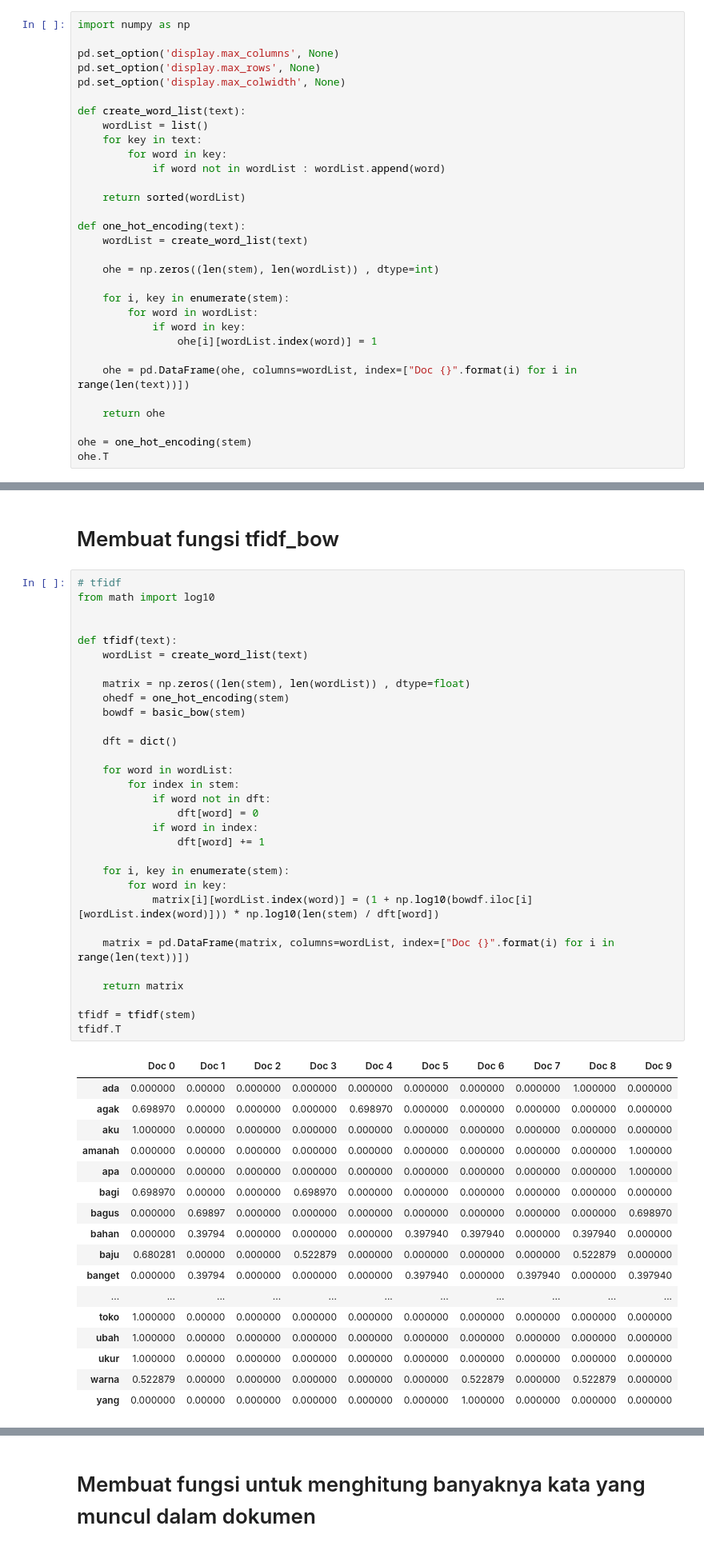
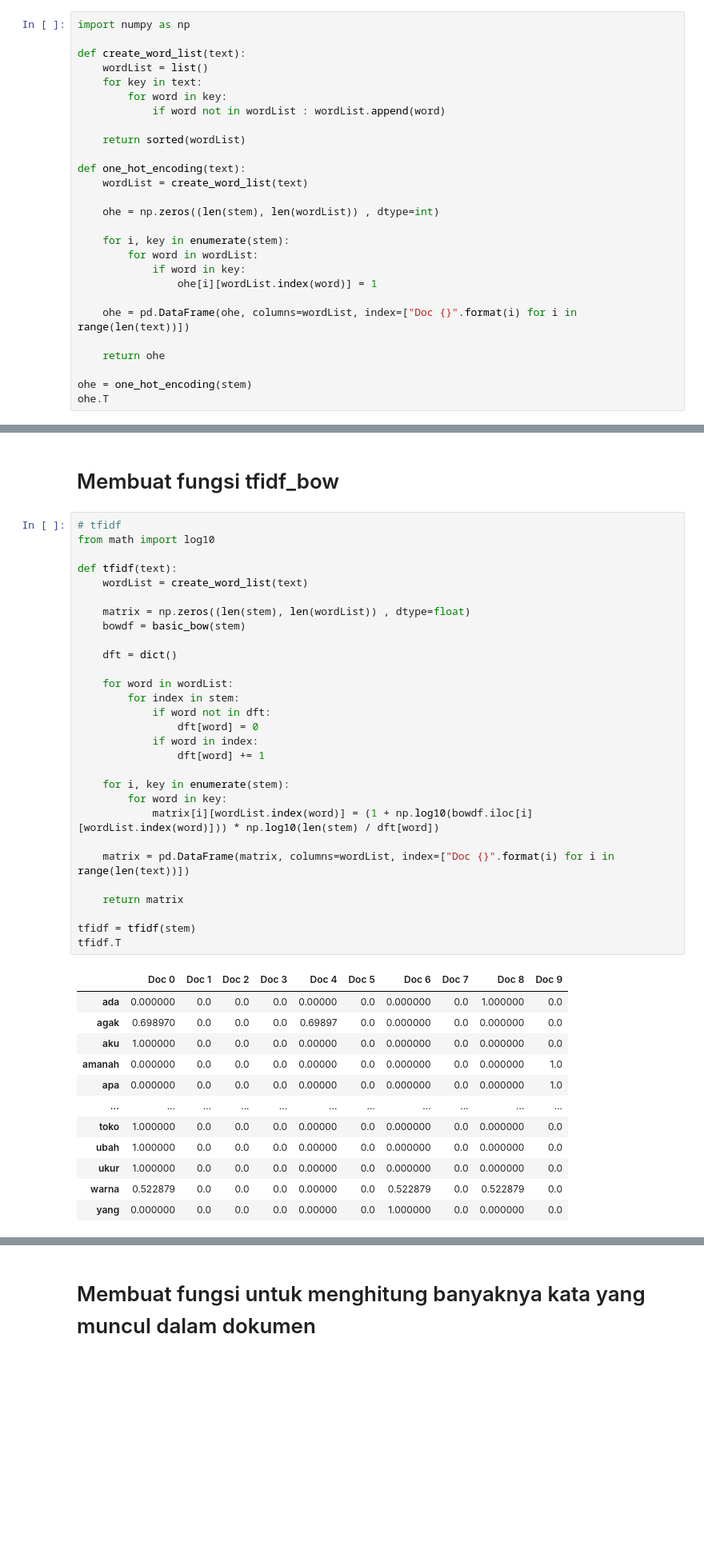
Before and after one commit to imkzuma/Introduction-to-multimedia-data-processing, a Jupyter notebook: tugas1/main.ipynb, the cells around one changed output, grey strips where cells are left out. Shown at 80% size. Saved outputs shown, nothing was run; the diff lists cells and outputs as text; blank space fills up the shorter version.

```diff
--- a/tugas1/main.ipynb
+++ b/tugas1/main.ipynb
@@ -246,10 +246,6 @@ showStem
 # Membuat fungsi one hot encoding
 # %%
 import numpy as np
-
-pd.set_option('display.max_columns', None)
-pd.set_option('display.max_rows', None)
-pd.set_option('display.max_colwidth', None)
 
 def create_word_list(text):
     wordList = list()
@@ -336,49 +324,42 @@ bow.T
 # %%
 # tfidf
 from math import log10
-
 
 def tfidf(text):
     wordList = create_word_list(text)
 
     matrix = np.zeros((len(stem), len(wordList)) , dtype=float)
-    ohedf = one_hot_encoding(stem)
     bowdf = basic_bow(stem)
 
     dft = dict()
 
     for word in wordList:
         for index in stem:
             if word not in dft:
                 dft[word] = 0
             if word in index:
                 dft[word] += 1
 
     for i, key in enumerate(stem):
         for word in key:
             matrix[i][wordList.index(word)] = (1 + np.log10(bowdf.iloc[i][wordList.index(word)])) * np.log10(len(stem) / dft[word])
 
     matrix = pd.DataFrame(matrix, columns=wordList, index=["Doc {}".format(i) for i in range(len(text))])
 
     return matrix
 
 tfidf = tfidf(stem)
 tfidf.T
 # %% [output]
 |  | Doc 0 | Doc 1 | Doc 2 | Doc 3 | Doc 4 | Doc 5 | Doc 6 | Doc 7 | Doc 8 | Doc 9 |
-| ada | 0.000000 | 0.00000 | 0.000000 | 0.000000 | 0.000000 | 0.000000 | 0.000000 | 0.000000 | 1.000000 | 0.000000 |
-| agak | 0.698970 | 0.00000 | 0.000000 | 0.000000 | 0.698970 | 0.000000 | 0.000000 | 0.000000 | 0.000000 | 0.000000 |
-| aku | 1.000000 | 0.00000 | 0.000000 | 0.000000 | 0.000000 | 0.000000 | 0.000000 | 0.000000 | 0.000000 | 0.000000 |
-| amanah | 0.000000 | 0.00000 | 0.000000 | 0.000000 | 0.000000 | 0.000000 | 0.000000 | 0.000000 | 0.000000 | 1.000000 |
-| apa | 0.000000 | 0.00000 | 0.000000 | 0.000000 | 0.000000 | 0.000000 | 0.000000 | 0.000000 | 0.000000 | 1.000000 |
-| bagi | 0.698970 | 0.00000 | 0.000000 | 0.698970 | 0.000000 | 0.000000 | 0.000000 | 0.000000 | 0.000000 | 0.000000 |
-| bagus | 0.000000 | 0.69897 | 0.000000 | 0.000000 | 0.000000 | 0.000000 | 0.000000 | 0.000000 | 0.000000 | 0.698970 |
-| bahan | 0.000000 | 0.39794 | 0.000000 | 0.000000 | 0.000000 | 0.397940 | 0.397940 | 0.000000 | 0.397940 | 0.000000 |
-| baju | 0.680281 | 0.00000 | 0.000000 | 0.522879 | 0.000000 | 0.000000 | 0.000000 | 0.000000 | 0.522879 | 0.000000 |
-| banget | 0.000000 | 0.39794 | 0.000000 | 0.000000 | 0.000000 | 0.397940 | 0.000000 | 0.397940 | 0.000000 | 0.397940 |
+| ada | 0.000000 | 0.0 | 0.0 | 0.0 | 0.00000 | 0.0 | 0.000000 | 0.0 | 1.000000 | 0.0 |
+| agak | 0.698970 | 0.0 | 0.0 | 0.0 | 0.69897 | 0.0 | 0.000000 | 0.0 | 0.000000 | 0.0 |
+| aku | 1.000000 | 0.0 | 0.0 | 0.0 | 0.00000 | 0.0 | 0.000000 | 0.0 | 0.000000 | 0.0 |
+| amanah | 0.000000 | 0.0 | 0.0 | 0.0 | 0.00000 | 0.0 | 0.000000 | 0.0 | 0.000000 | 1.0 |
+| apa | 0.000000 | 0.0 | 0.0 | 0.0 | 0.00000 | 0.0 | 0.000000 | 0.0 | 0.000000 | 1.0 |
 | ... | ... | ... | ... | ... | ... | ... | ... | ... | ... | ... |
-| toko | 1.000000 | 0.00000 | 0.000000 | 0.000000 | 0.000000 | 0.000000 | 0.000000 | 0.000000 | 0.000000 | 0.000000 |
-| ubah | 1.000000 | 0.00000 | 0.000000 | 0.000000 | 0.000000 | 0.000000 | 0.000000 | 0.000000 | 0.000000 | 0.000000 |
-| ukur | 1.000000 | 0.00000 | 0.000000 | 0.000000 | 0.000000 | 0.000000 | 0.000000 | 0.000000 | 0.000000 | 0.000000 |
-| warna | 0.522879 | 0.00000 | 0.000000 | 0.000000 | 0.000000 | 0.000000 | 0.522879 | 0.000000 | 0.522879 | 0.000000 |
-| yang | 0.000000 | 0.00000 | 0.000000 | 0.000000 | 0.000000 | 0.000000 | 1.000000 | 0.000000 | 0.000000 | 0.000000 |
+| toko | 1.000000 | 0.0 | 0.0 | 0.0 | 0.00000 | 0.0 | 0.000000 | 0.0 | 0.000000 | 0.0 |
+| ubah | 1.000000 | 0.0 | 0.0 | 0.0 | 0.00000 | 0.0 | 0.000000 | 0.0 | 0.000000 | 0.0 |
+| ukur | 1.000000 | 0.0 | 0.0 | 0.0 | 0.00000 | 0.0 | 0.000000 | 0.0 | 0.000000 | 0.0 |
+| warna | 0.522879 | 0.0 | 0.0 | 0.0 | 0.00000 | 0.0 | 0.522879 | 0.0 | 0.522879 | 0.0 |
+| yang | 0.000000 | 0.0 | 0.0 | 0.0 | 0.00000 | 0.0 | 1.000000 | 0.0 | 0.000000 | 0.0 |
```
Also changed, not shown: parts of 3 cells of this notebook, 10 other files.
